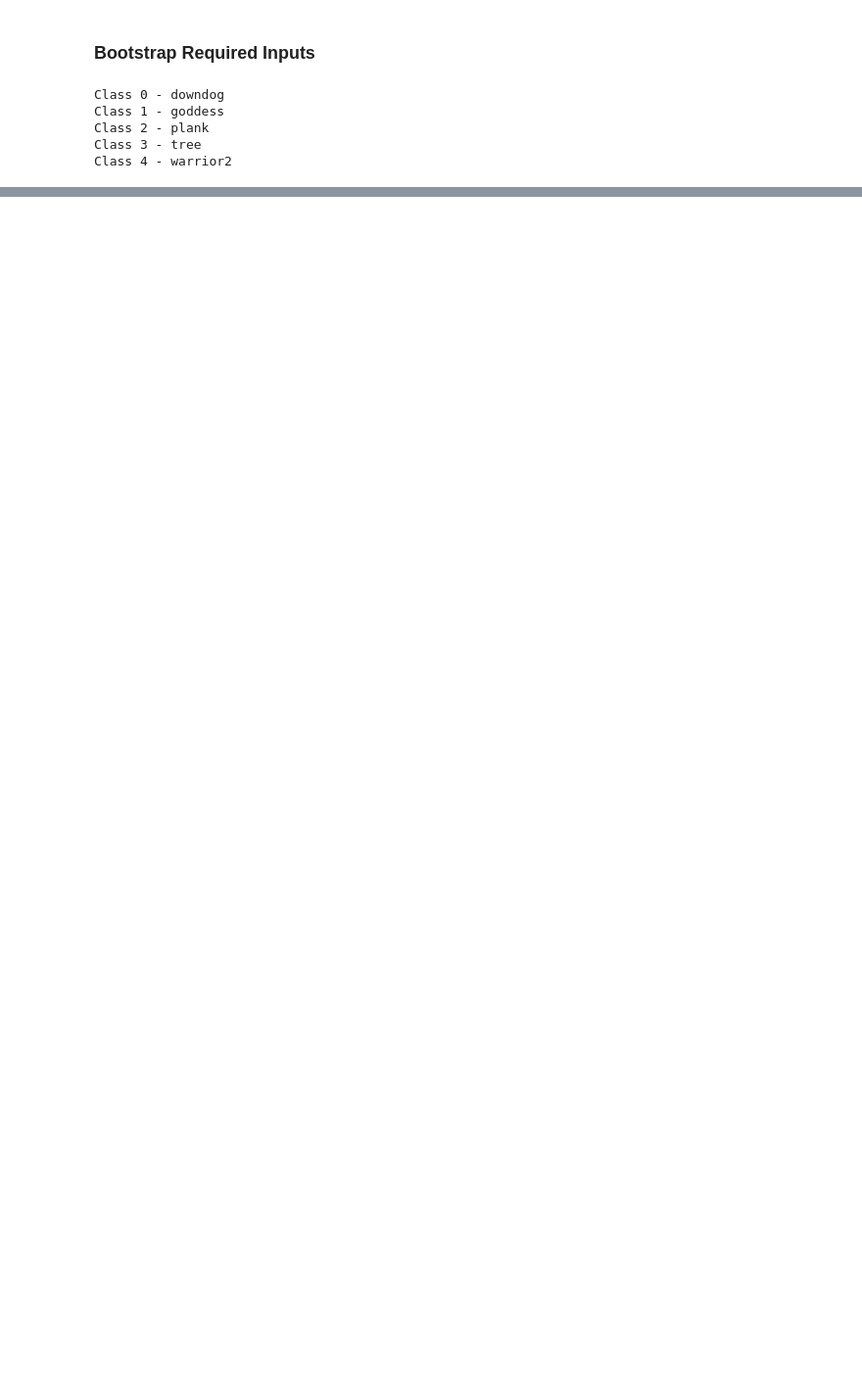
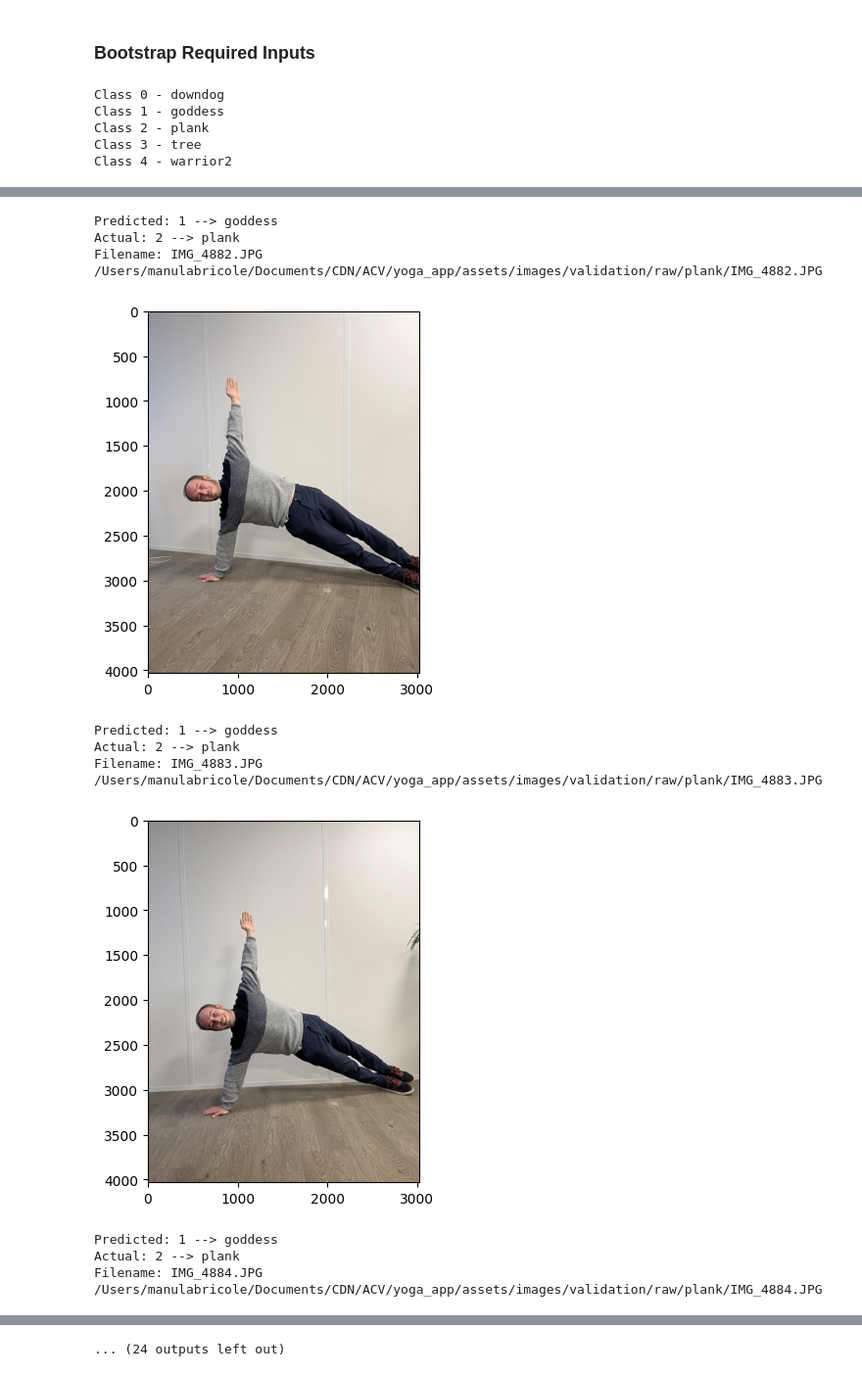
Before and after one commit to Khouleuvre/yoga_app, a Jupyter notebook: main.ipynb, the cells around one changed output, grey strips where cells are left out. Shown at 98% size. Saved outputs shown, nothing was run; the diff lists cells and outputs as text; code cells hidden in the pictures; blank space fills up the shorter version.

```diff
--- a/main.ipynb
+++ b/main.ipynb
@@ -18,7 +52,7 @@ cwd = os.getcwd()
 # %% [markdown]
 ### Bootstrap Required Inputs
 # %%
-bootstrap_images_in_folder = os.path.join(cwd, "assets", "images", "train")
+bootstrap_images_in_folder = os.path.join(cwd, "assets", "images", "all")
 bootstrap_images_out_folder = os.path.join(cwd, "assets", "images", "bootstraped")
 bootstrap_csvs_out_folder = os.path.join(cwd, "assets", "csv")
 # %%
@@ -78,0 +175,8 @@ bootstrap_helper.print_images_out_statistics()
+# %%
+def build_header(num_embeddings):
+    headers = (
+        ["filename"]
+        + [f"embedding_{i}" for i in range(1, num_embeddings + 1)]
+        + ["class"]
+    )
+    return headers
@@ -78,0 +303,4 @@ bootstrap_helper.print_images_out_statistics()
+# %%
+source_dir = os.path.join(cwd, "assets", "validation", "csv")
+df_val = build_dataframe(source_dir=source_dir)
+df_val["class_num"].value_counts()
@@ -78,0 +315,23 @@ bootstrap_helper.print_images_out_statistics()
+# %%
+from sklearn.metrics import classification_report, accuracy_score
+
+# Prepare your validation data
+# Features (make sure to drop any non-feature columns)
+X_val = df_val.drop(["filename", "class", "class_num"], axis=1)
+# Labels (assuming 'class_num' is the column with the correct class labels)
+y_val = df_val["class_num"]
+filename = df_val["filename"]
+
+# Scale the features
+scaler = StandardScaler()
+X_val_scaled = scaler.fit_transform(X_val)
+
+# Run predictions on the validation set features
+y_pred = clf.predict(X_val_scaled)
+
+# Evaluate the classifier
+print(classification_report(y_val, y_pred))
+
+# Compute accuracy
+accuracy = accuracy_score(y_val, y_pred)
+print(f"Accuracy: {accuracy * 100:.2f}%")
@@ -78,0 +352,22 @@ bootstrap_helper.print_images_out_statistics()
+# %%
+for _, actual in enumerate(y_val):
+    print(f"Predicted: {pred} --> {num_to_class_dict[pred]}")
+    print(f"Actual: {actual} --> {num_to_class_dict[actual]}")
+    print(f"Filename: {filename.iloc[_]}")
+    print_image_from_filename(filename.iloc[_])
+    print("\n")
+# %% [output]
+Predicted: 1 --> goddess
+Actual: 2 --> plank
+Filename: IMG_4882.JPG
+/Users/manulabricole/Documents/CDN/ACV/yoga_app/assets/images/validation/raw/plank/IMG_4882.JPG
+[figure, added]
+Predicted: 1 --> goddess
+Actual: 2 --> plank
+Filename: IMG_4883.JPG
+/Users/manulabricole/Documents/CDN/ACV/yoga_app/assets/images/validation/raw/plank/IMG_4883.JPG
+[figure, added]
+Predicted: 1 --> goddess
+Actual: 2 --> plank
+Filename: IMG_4884.JPG
+/Users/manulabricole/Documents/CDN/ACV/yoga_app/assets/images/validation/raw/plank/IMG_4884.JPG
@@ -78,0 +390 @@ bootstrap_helper.print_images_out_statistics()
+... (24 outputs left out)
```
Also changed, not shown: parts of 35 cells of this notebook, 6 other files.
